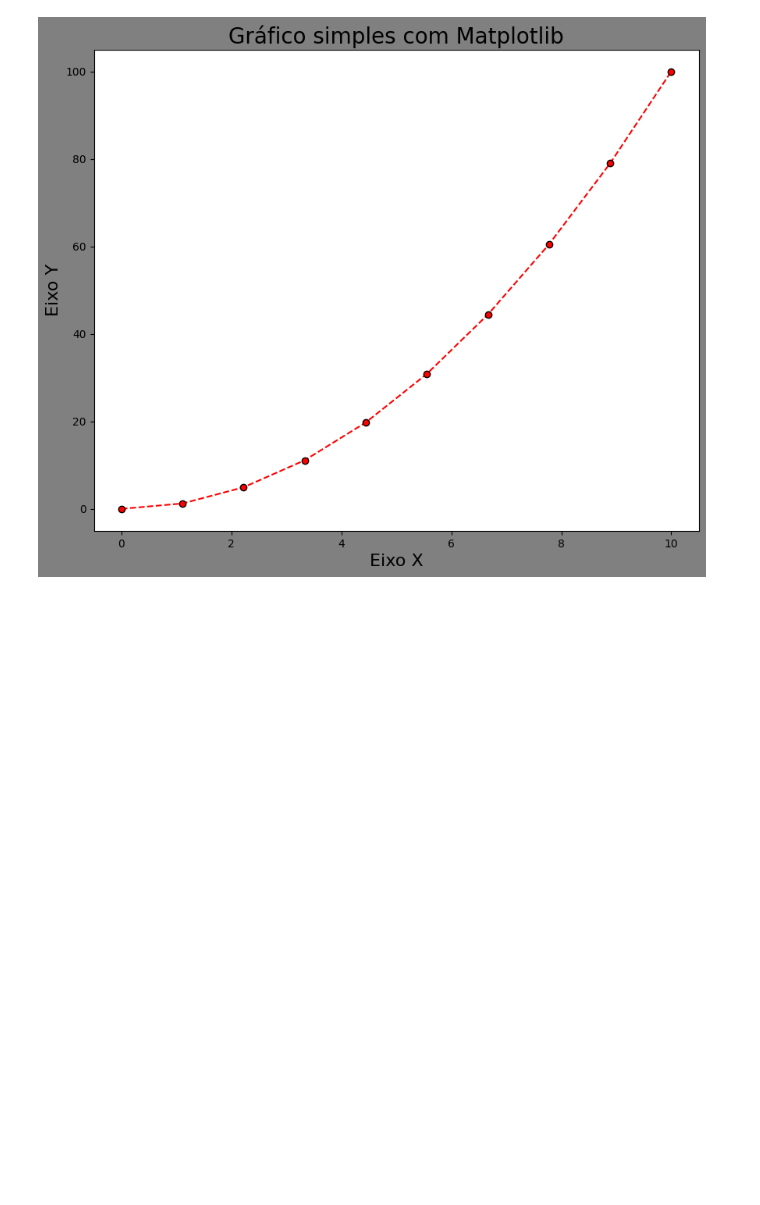
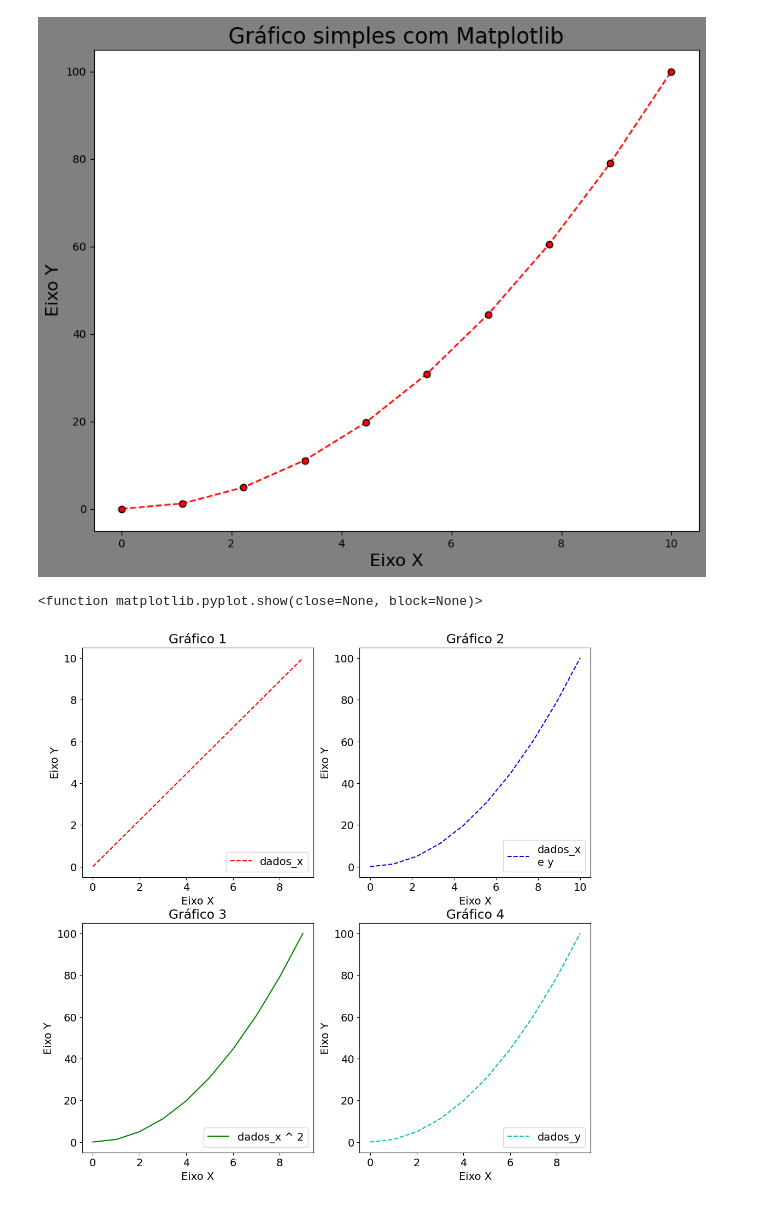
Before and after one commit to Willian-Walace/IABD-25-WILLIAN, a Jupyter notebook: AULA3/codigo.ipynb, the cells around one changed output. Drawn from its saved outputs; the diff is of its cells as text; code cells hidden in the pictures; blank space fills up the shorter version.

Commit message:
aula3
subplots com salvamneto de figura

```diff
--- a/AULA3/codigo.ipynb
+++ b/AULA3/codigo.ipynb
@@ -24,3 +24,45 @@ plt.title('Gráfico simples com Matplotlib', fontsize=20)
 # %% [output]
 Text(0.5, 1.0, 'Gráfico simples com Matplotlib')
 [figure]
+# %%
+plt.rcParams.update({'font.size': 14})
+plt.figure(figsize=(12, 12))
+linha = 2
+coluna = 2
+# Primeiro gráfico
+plt.subplot(linha, coluna, 1)
+plt.plot(dados_x,'r--',label='dados_x')
+plt.legend(loc='lower right')
+plt.xlabel('Eixo X')
+plt.ylabel('Eixo Y')
+plt.title('Gráfico 1')
+
+# Segundo gráfico
+plt.subplot(linha, coluna, 2)
+plt.plot(dados_x,dados_y,'b--',label='dados_x\ne y')
+plt.legend(loc='lower right')
+plt.xlabel('Eixo X')
+plt.ylabel('Eixo Y')
+plt.title('Gráfico 2')
+
+# Terceiro gráfico
+plt.subplot(linha, coluna, 3)
+plt.plot(dados_x*dados_x,'g-',label='dados_x ^ 2')
+plt.legend(loc='lower right')
+plt.xlabel('Eixo X')
+plt.ylabel('Eixo Y')
+plt.title('Gráfico 3')
+
+# Quarto gráfico
+plt.subplot(linha, coluna, 4)
+plt.plot(dados_y,'c--',label='dados_y')
+plt.legend(loc='lower right')
+plt.xlabel('Eixo X')
+plt.ylabel('Eixo Y')
+plt.title('Gráfico 4')
+
+plt.savefig('graficos_subplots.png')
+plt.show
+# %% [output]
+<function matplotlib.pyplot.show(close=None, block=None)>
+[figure, added]
```
Also changed, not shown: 1 other file.
